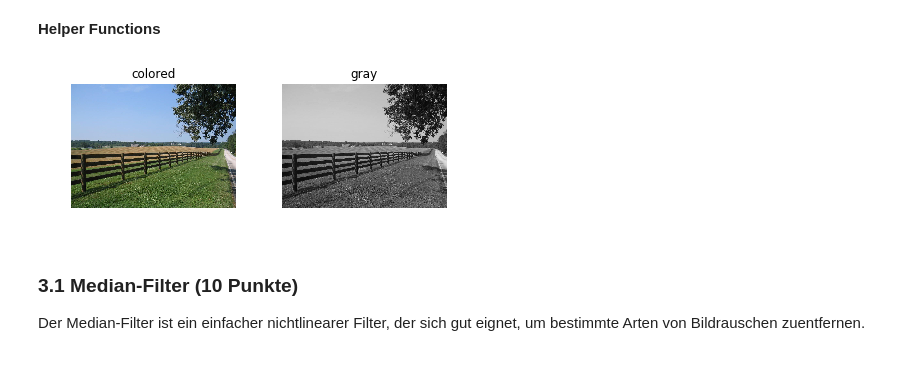
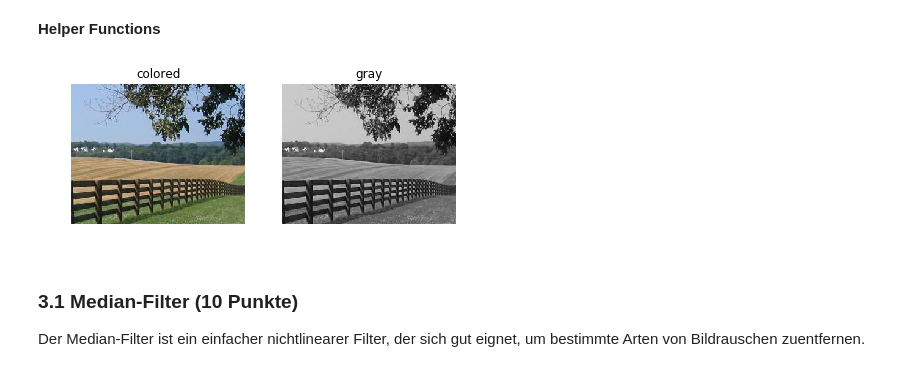
Before and after one commit to jonasitzmann/bildbasierte_modellierung, a Jupyter notebook: ex3/ex3.ipynb, the cells around one changed output. Saved outputs shown, nothing was run; the diff lists cells and outputs as text; code cells hidden in the pictures.

```diff
--- a/ex3/ex3.ipynb
+++ b/ex3/ex3.ipynb
@@ -14,14 +14,16 @@ def add_noise(image, sigma):
     gauss = np.random.normal(mean,sigma, image.shape)
     noisy = image + gauss
     noisy = np.clip(noisy, 0, 255)
+    noisy = noisy.astype(np.uint16)
     return noisy
 
-def show_imgs_horizontally(imgs, captions=None):
+def show_imgs(imgs, captions=None):
     n_imgs = len(imgs)
     if not captions:
         captions = ["" for _ in range(n_imgs)]
     assert n_imgs == len(captions), "imgs and captions have different lengths!"
     fig, axes = plt.subplots(1, n_imgs)
+    axes = np.array(axes).reshape(-1) #subplots(...) doesn't return a list if n_imgs==1
     for idx, ax in enumerate(axes):
         img = imgs[idx]
         is_gray = len(img.shape) == 2
@@ -31,16 +33,19 @@ def show_imgs_horizontally(imgs, captions=None):
         ax.axis('off')
     fig.tight_layout()
 # %%
-#prepare images
-img = cv2.imread("fence.jpg")
+# prepare images
+# filename = "fence.png"
+filename = "fence_cropped.png"# use a cropped image to reduce computation time
+img = cv2.imread(filename)
+resolution = np.array(img.shape[:2])
 img = cv2.cvtColor(img, cv2.COLOR_BGR2RGB)
 img_gray = cv2.cvtColor(img, cv2.COLOR_BGR2GRAY)
-show_imgs_horizontally(
+show_imgs(
     [img, img_gray],
     ['colored', 'gray']
 )
 # %% [output]
-[figure, old version]
+[figure, new version]
 # %% [markdown]
 ### 3.1 Median-Filter (10 Punkte)
 Der Median-Filter ist ein einfacher nichtlinearer Filter, der sich gut eignet, um bestimmte Arten von
```
Also changed, not shown: parts of 6 cells of this notebook, 1 other file.
